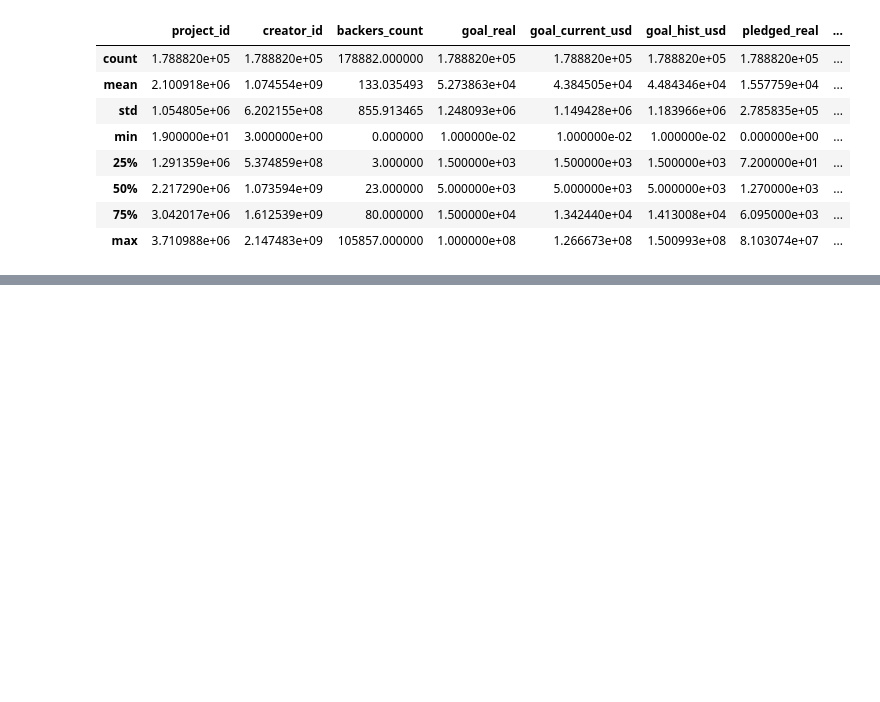
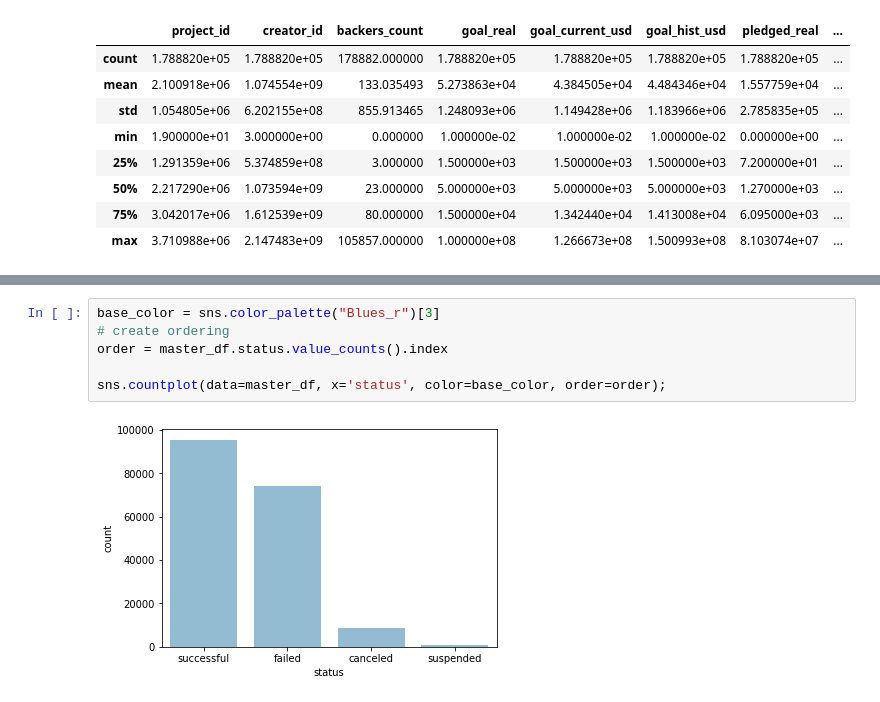
Before and after one commit to faymarie/crowdfunding-analysis, a Jupyter notebook: crowdfunding-visual-analysis.ipynb, the cells around one changed output, grey strips where cells are left out. Saved outputs shown, nothing was run; the diff lists cells and outputs as text; blank space fills up the shorter version.

Commit message:
Univariate exploration of project status

```diff
--- a/crowdfunding-visual-analysis.ipynb
+++ b/crowdfunding-visual-analysis.ipynb
@@ -98,0 +132,8 @@ master_df.describe()
+# %%
+base_color = sns.color_palette("Blues_r")[3]
+# create ordering
+order = master_df.status.value_counts().index
+
+sns.countplot(data=master_df, x='status', color=base_color, order=order);
+# %% [output]
+[figure, added]
```
Also changed, not shown: parts of 4 cells of this notebook.
